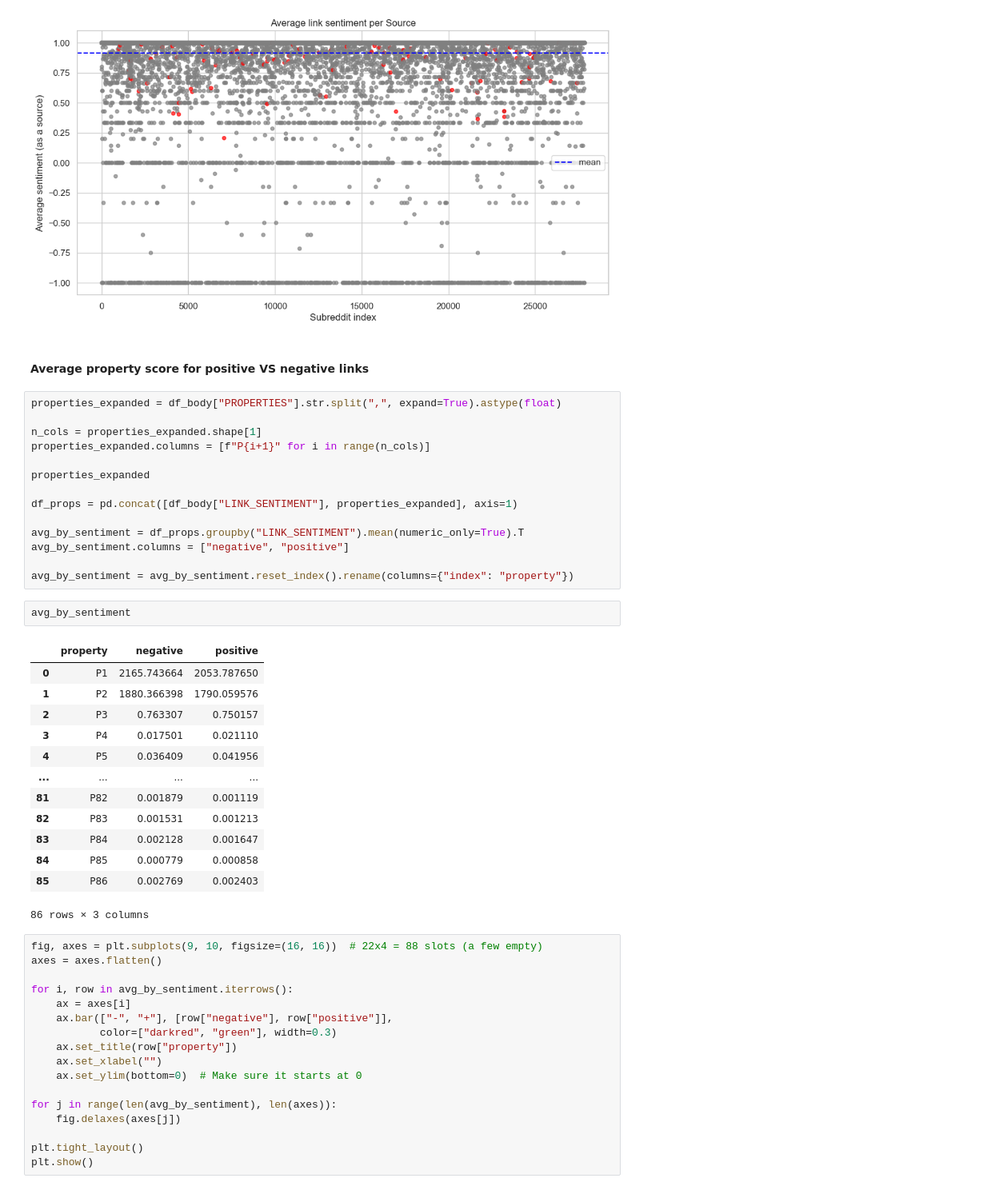
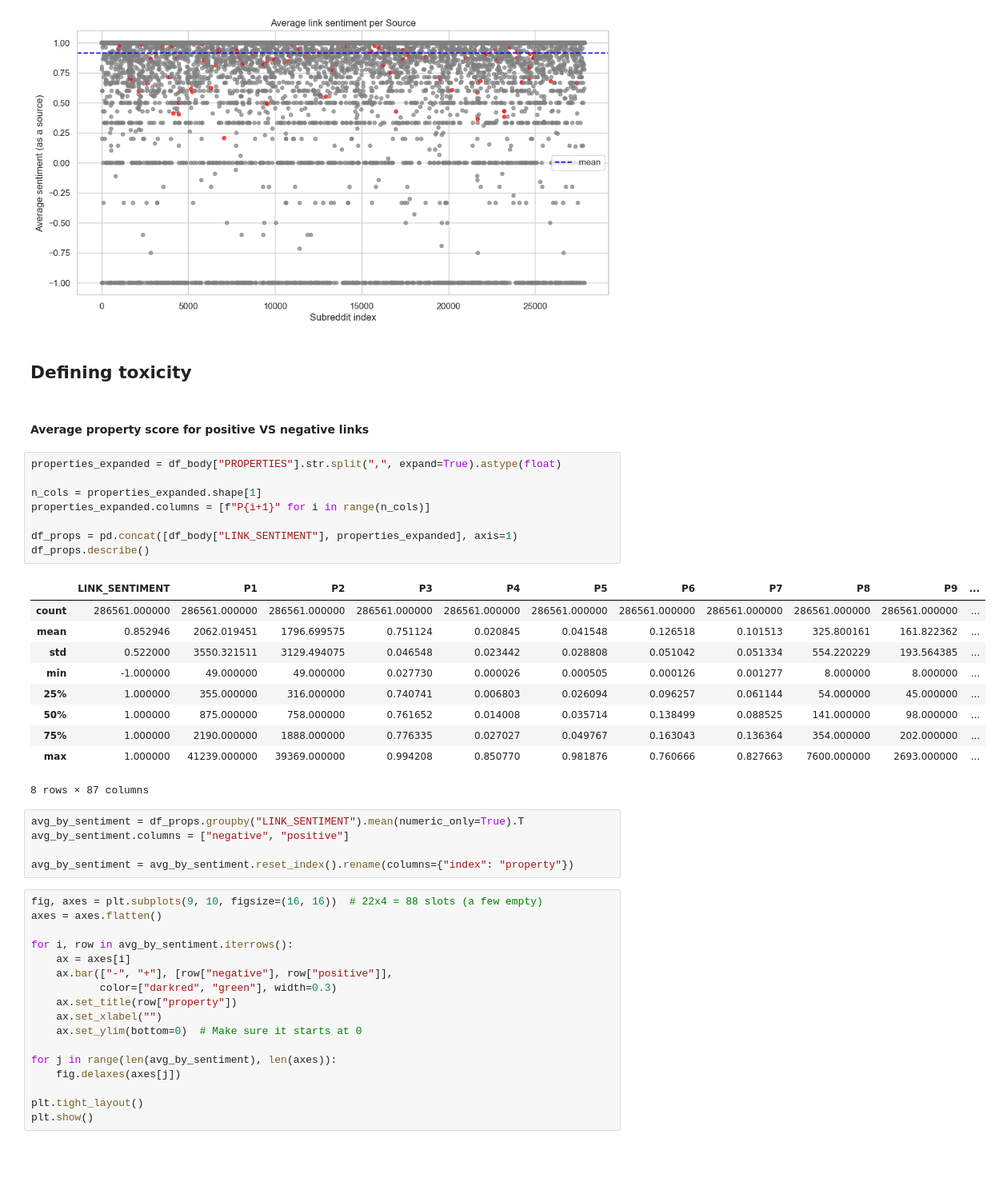
Before and after one commit to AkselAcar/ada-2025-project-adastra, a Jupyter notebook: project_start.ipynb, the cells around one changed output. Shown at 80% size. Saved outputs shown, nothing was run; the diff lists cells and outputs as text; blank space fills up the shorter version.

Commit message:
updated my personal notebook for toxicity metric

```diff
--- a/project_start.ipynb
+++ b/project_start.ipynb
@@ -292,38 +292,34 @@ plt.grid(True)
 plt.show()
 # %% [output]
 [figure]
+# %% [markdown]
+## Defining toxicity
 # %% [markdown]
 #### Average property score for positive VS negative links
 # %%
 properties_expanded = df_body["PROPERTIES"].str.split(",", expand=True).astype(float)
 
 n_cols = properties_expanded.shape[1]
 properties_expanded.columns = [f"P{i+1}" for i in range(n_cols)]
 
-properties_expanded
-
 df_props = pd.concat([df_body["LINK_SENTIMENT"], properties_expanded], axis=1)
-
-avg_by_sentiment = df_props.groupby("LINK_SENTIMENT").mean(numeric_only=True).T
-avg_by_sentiment.columns = ["negative", "positive"]
-
-avg_by_sentiment = avg_by_sentiment.reset_index().rename(columns={"index": "property"})
+df_props.describe()
+# %% [output]
+|  | LINK_SENTIMENT | P1 | P2 | P3 | P4 | P5 | P6 | P7 | P8 | P9 | ... |
+| count | 286561.000000 | 286561.000000 | 286561.000000 | 286561.000000 | 286561.000000 | 286561.000000 | 286561.000000 | 286561.000000 | 286561.000000 | 286561.000000 | ... |
+| mean | 0.852946 | 2062.019451 | 1796.699575 | 0.751124 | 0.020845 | 0.041548 | 0.126518 | 0.101513 | 325.800161 | 161.822362 | ... |
+| std | 0.522000 | 3550.321511 | 3129.494075 | 0.046548 | 0.023442 | 0.028808 | 0.051042 | 0.051334 | 554.220229 | 193.564385 | ... |
+| min | -1.000000 | 49.000000 | 49.000000 | 0.027730 | 0.000026 | 0.000505 | 0.000126 | 0.001277 | 8.000000 | 8.000000 | ... |
+| 25% | 1.000000 | 355.000000 | 316.000000 | 0.740741 | 0.006803 | 0.026094 | 0.096257 | 0.061144 | 54.000000 | 45.000000 | ... |
+| 50% | 1.000000 | 875.000000 | 758.000000 | 0.761652 | 0.014008 | 0.035714 | 0.138499 | 0.088525 | 141.000000 | 98.000000 | ... |
+| 75% | 1.000000 | 2190.000000 | 1888.000000 | 0.776335 | 0.027027 | 0.049767 | 0.163043 | 0.136364 | 354.000000 | 202.000000 | ... |
+| max | 1.000000 | 41239.000000 | 39369.000000 | 0.994208 | 0.850770 | 0.981876 | 0.760666 | 0.827663 | 7600.000000 | 2693.000000 | ... |
+8 rows × 87 columns
-# %%
-avg_by_sentiment
-# %% [output]
-|  | property | negative | positive |
-| 0 | P1 | 2165.743664 | 2053.787650 |
-| 1 | P2 | 1880.366398 | 1790.059576 |
-| 2 | P3 | 0.763307 | 0.750157 |
-| 3 | P4 | 0.017501 | 0.021110 |
-| 4 | P5 | 0.036409 | 0.041956 |
-| ... | ... | ... | ... |
-| 81 | P82 | 0.001879 | 0.001119 |
-| 82 | P83 | 0.001531 | 0.001213 |
-| 83 | P84 | 0.002128 | 0.001647 |
-| 84 | P85 | 0.000779 | 0.000858 |
-| 85 | P86 | 0.002769 | 0.002403 |
-86 rows × 3 columns
+# %%
+avg_by_sentiment = df_props.groupby("LINK_SENTIMENT").mean(numeric_only=True).T
+avg_by_sentiment.columns = ["negative", "positive"]
+
+avg_by_sentiment = avg_by_sentiment.reset_index().rename(columns={"index": "property"})
 # %%
 fig, axes = plt.subplots(9, 10, figsize=(16, 16))  # 22x4 = 88 slots (a few empty)
 axes = axes.flatten()
```
Also changed, not shown: parts of 12 cells of this notebook.
